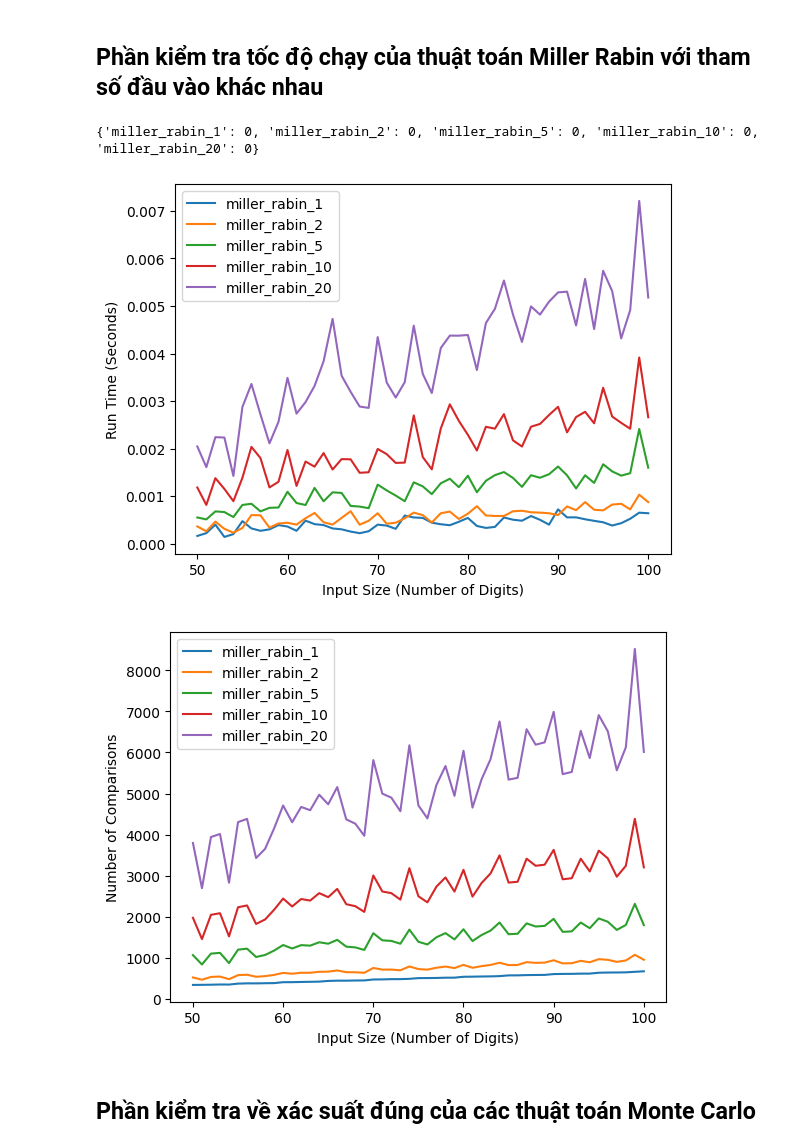
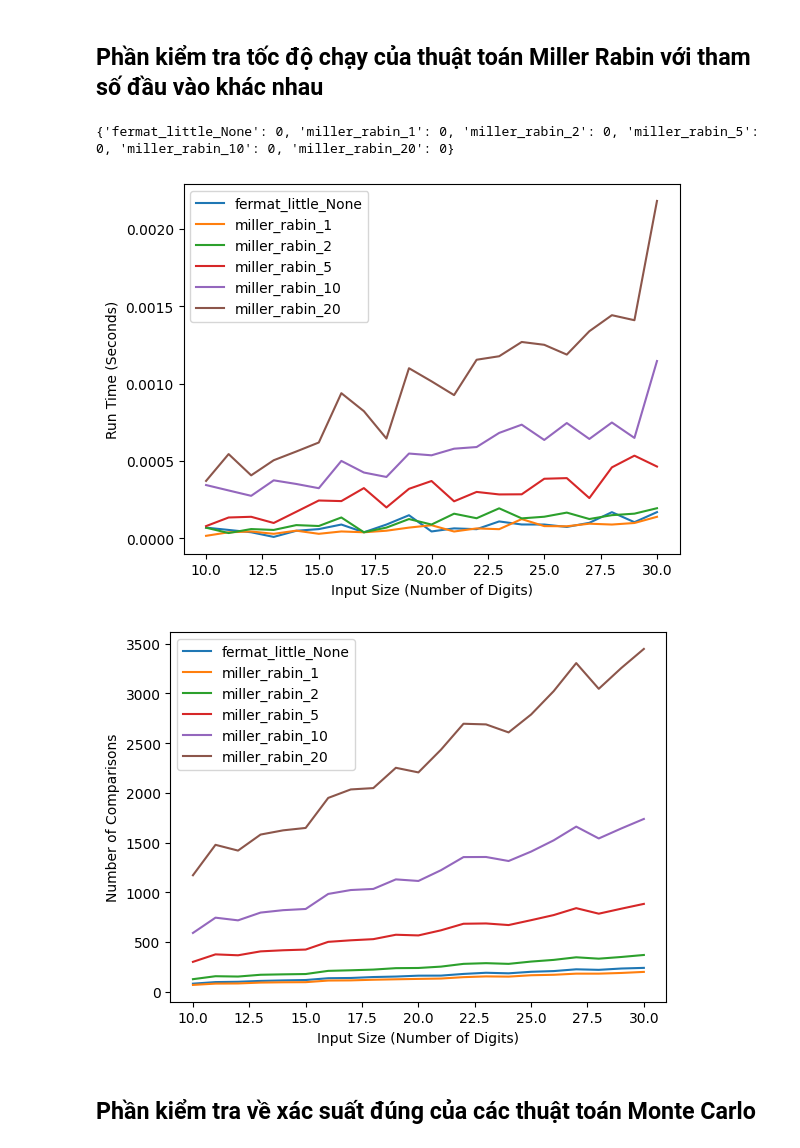
Before and after one commit to nbtin/algo_complexity, a Jupyter notebook: 20120081.ipynb, the cells around one changed output. Cells and saved outputs as stored; diff of their text form; code cells hidden in the pictures.

```diff
--- a/20120081.ipynb
+++ b/20120081.ipynb
@@ -95,7 +100,7 @@ def generate_random_large_nonprime(p_digit, n_p):
 # %% [markdown]
 ## Phần kiểm tra về tốc độ chạy giữa các thuật toán
 # %%
-list_of_algo = [naive_2, fermat_little, miller_rabin, Baillie_PSW_Test]
+list_of_algo = [fermat_little, miller_rabin, Baillie_PSW_Test]
 run_times = {}
 comparisons_count = {}
 wrong_freqency = {}
@@ -104,17 +109,18 @@ for func in list_of_algo:
     run_times[func.__name__] = {}
     comparisons_count[func.__name__] = {}
 
-n_digts = range(1, 15, 1)
-n_repeat = 50
+n_digts = range(4, 21, 1)
+n_repeat = 200
 for n_digt in n_digts:
     save_path = os.path.join(route_test, f'test_case_{n_digt}_digit.txt')
     # open the file and close it, similar to touch command
     open(save_path, 'a').close()
     for repeat in range(n_repeat):
         with open(save_path, 'a') as f:
-            number = generate_random_number(n_digt)
+            number = generate_random_number(n_digt) if not randint(0, 5) else generate_random_large_prime(n_digt)
+
+            # number = generate_random_number(n_digt)
             f.write('Input: ' + str(number) + '\n')
-
             check_ans = []
             for func in list_of_algo:
                 run_time, results = measure_time(func, number)
@@ -139,6 +145,7 @@ for n_digt in n_digts:
 avg_run_times = {}
 avg_comparisons_count = {}
 print(wrong_freqency)
+
 for func in list_of_algo:
     calculate_run_time = []
     calculate_comparisons_count = []
@@ -159,8 +166,8 @@ plot_comparisons(avg_comparisons_count, n_digts)
 # %% [markdown]
 ## Phần kiểm tra tốc độ chạy của thuật toán Miller Rabin với tham số đầu vào khác nhau
 # %%
-list_of_algo = [miller_rabin, miller_rabin, miller_rabin, miller_rabin, miller_rabin]
-k_list       = [1, 2, 5, 10, 20]
+list_of_algo = [fermat_little, miller_rabin, miller_rabin, miller_rabin, miller_rabin, miller_rabin]
+k_list       = [None, 1, 2, 5, 10, 20]
 run_times = {}
 comparisons_count = {}
 
@@ -172,18 +179,24 @@ for func, k_number in zip(list_of_algo, k_list):
     run_times[func_name] = {}
     comparisons_count[func_name] = {}
 
-n_digts = range(50, 101, 1)
-n_repeat = 50
+n_digts = range(10, 31, 1)
+n_repeat = 100
 for n_digt in n_digts:
     save_path = os.path.join(route_test, f'test_case_{n_digt}_digit_Miller_Rabin.txt')
     open(save_path, 'a').close()
     for repeat in range(n_repeat):
         with open(save_path, 'a') as f:
-            number = generate_random_large_nonprime(n_digt//5, 5) if randint(0, 1) else generate_random_large_prime(n_digt)
+            number = generate_random_number(n_digt) if not randint(0, 5) else generate_random_large_prime(n_digt)
+            # number = generate_random_number(n_digt)
             f.write('Input: ' + str(number) + '\n')
             check_ans = []
             for func, k_number in zip(list_of_algo, k_list):
-                run_time, results = measure_time(func, number, k_number)
+                if func.__name__ == 'miller_rabin':
+                    run_time, results = measure_time(func, number, k_number)
+                else:
+                    run_time, results = measure_time(func, number)
+
+                # print(results)
                 results, comparisons = results
                 func_name = func.__name__ + '_' + str(k_number)
                 try:
@@ -193,39 +206,37 @@ for n_digt in n_digts:
                     run_times[func_name][repeat] = [run_time]
                     comparisons_count[func_name][repeat] = [comparisons]
 
                 verdict = 1 if results != isprime(number) else 0
 
                 try:
                     wrong_freqency[func_name] += verdict
                 except:
                     wrong_freqency[func_name] = verdict
 
 
             # Kiểm tra đáp án của các thuật toán có giống nhau không
             # assert check_ans.count(check_ans[0]) == len(check_ans), 'Các thuật toán không trả về đáp án giống nhau'
 
 avg_run_times = {}
 avg_comparisons_count = {}
-"""
-    Lát ông dùng thêm cái sympy isprime của nó để check kết quả đúng giùm tôi nha :Vv
-"""
+
 print(wrong_freqency)
 for func, k_number in zip(list_of_algo, k_list):
     func_name = func.__name__+ '_' + str(k_number)
     calculate_run_time = []
     calculate_comparisons_count = []
     for repeat in range(n_repeat):
         calculate_run_time.append(run_times[func_name][repeat])
         calculate_comparisons_count.append(comparisons_count[func_name][repeat])
     avg_run_times[func_name] = np.mean(calculate_run_time, axis=0)
     avg_comparisons_count[func_name] = np.mean(calculate_comparisons_count, axis=0)
 
 plot_run_times(avg_run_times, n_digts)
 plot_comparisons(avg_comparisons_count, n_digts)
 # %% [output]
-{'miller_rabin_1': 0, 'miller_rabin_2': 0, 'miller_rabin_5': 0, 'miller_rabin_10': 0, 'miller_rabin_20': 0}
+{'fermat_little_None': 0, 'miller_rabin_1': 0, 'miller_rabin_2': 0, 'miller_rabin_5': 0, 'miller_rabin_10': 0, 'miller_rabin_20': 0}
-[figure, old version]
+[figure, new version]
-[figure, old version]
+[figure, new version]
 # %% [markdown]
 ## Phần kiểm tra về xác suất đúng của các thuật toán Monte Carlo
 # %%
```
Also changed, not shown: parts of 2 cells of this notebook, 2 other files.
